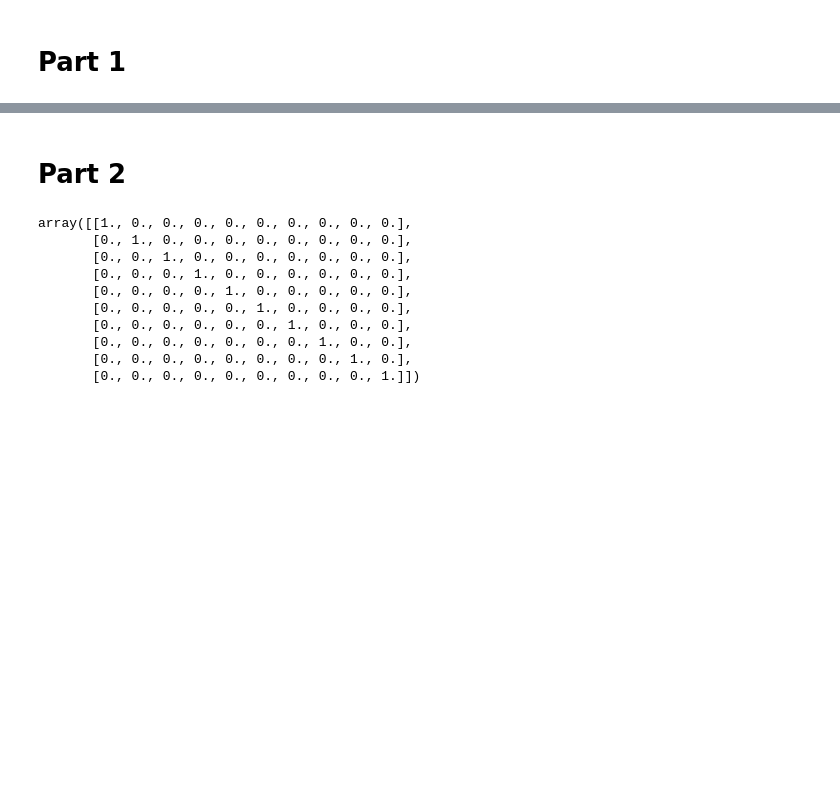
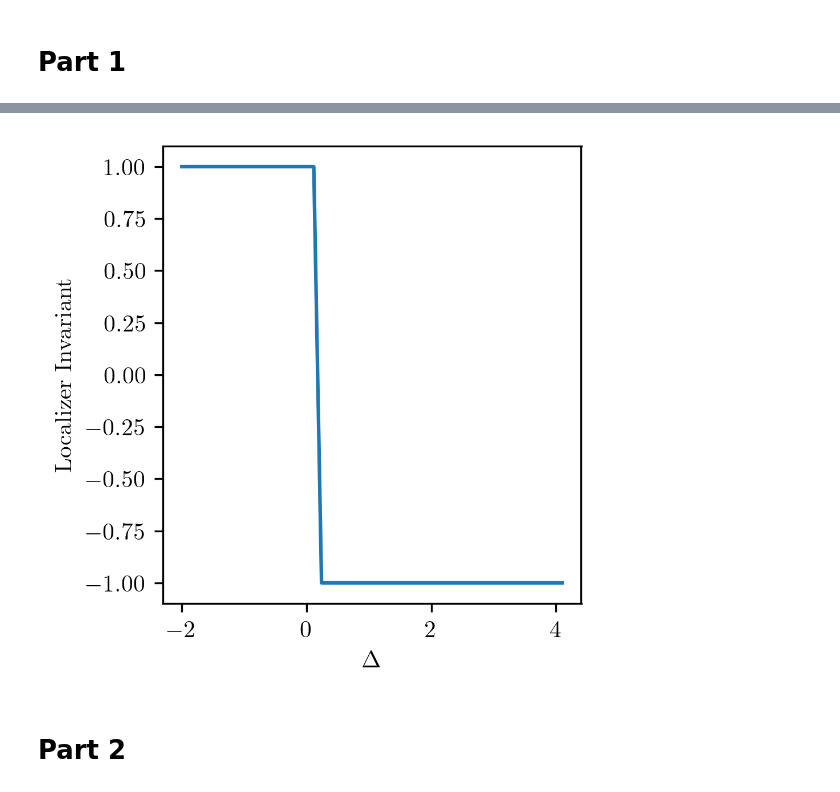
Before and after one commit to lauragoms/TAI-localizer, a Jupyter notebook: fig_2.ipynb, the cells around one changed output, grey strips where cells are left out. Cells and saved outputs as stored; diff of their text form; code cells hidden in the pictures; blank space fills up the shorter version.

```diff
--- a/fig_2.ipynb
+++ b/fig_2.ipynb
@@ -269,15 +116,13 @@ TypeError: object of type 'NoneType' has no len()
+# %%
+fig, ax = plt.subplots(figsize=(aps_halfwidth, aps_halfwidth), dpi=300)
+
+ax.plot(Delta_range, inv_D)
+
+ax.set_xlabel(r"$\Delta$")
+ax.set_ylabel(r"Localizer Invariant")
+plt.tight_layout()
+plt.show()
+# %% [output]
+[figure, added]
 # %% [markdown]
 # Part 2
-# %%
-np.eye(10)
-# %% [output]
-array([[1., 0., 0., 0., 0., 0., 0., 0., 0., 0.],
-       [0., 1., 0., 0., 0., 0., 0., 0., 0., 0.],
-       [0., 0., 1., 0., 0., 0., 0., 0., 0., 0.],
-       [0., 0., 0., 1., 0., 0., 0., 0., 0., 0.],
-       [0., 0., 0., 0., 1., 0., 0., 0., 0., 0.],
-       [0., 0., 0., 0., 0., 1., 0., 0., 0., 0.],
-       [0., 0., 0., 0., 0., 0., 1., 0., 0., 0.],
-       [0., 0., 0., 0., 0., 0., 0., 1., 0., 0.],
-       [0., 0., 0., 0., 0., 0., 0., 0., 1., 0.],
-       [0., 0., 0., 0., 0., 0., 0., 0., 0., 1.]])
```
Also changed, not shown: parts of 6 cells of this notebook, 1 other file.
